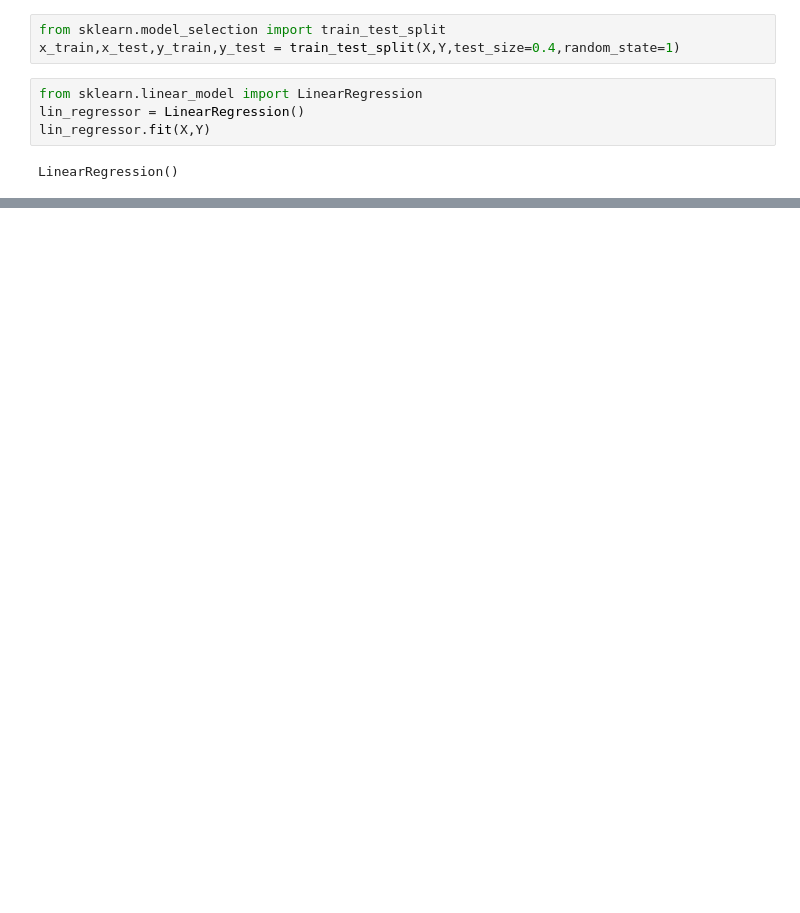
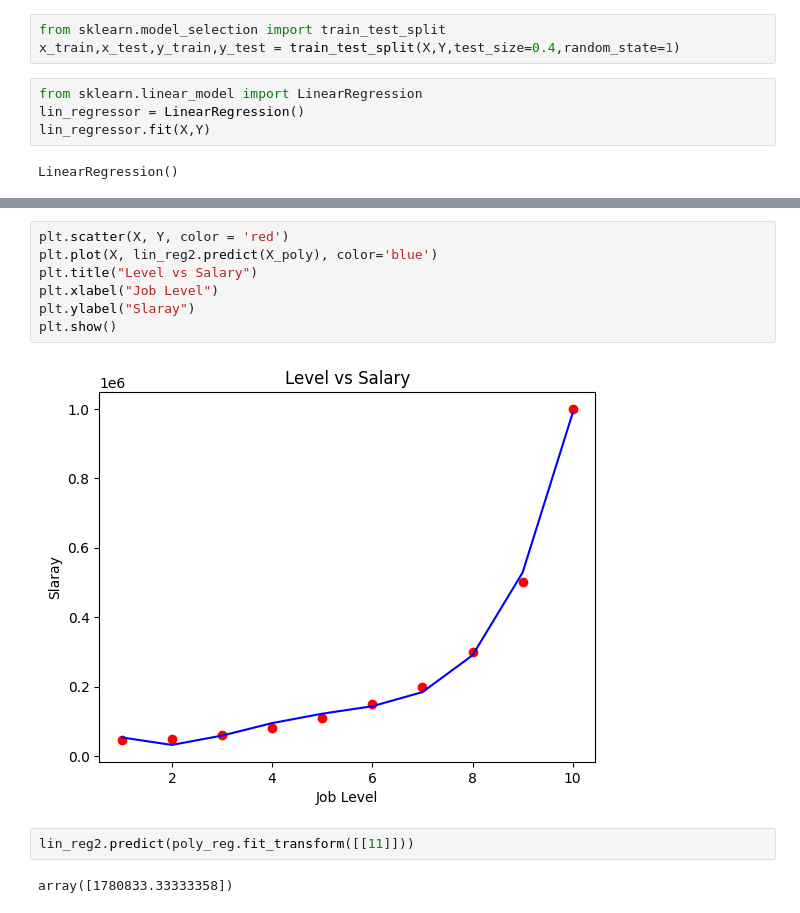
Before and after one commit to bilal12367/Learning_Paths, a Jupyter notebook: Machine_Learning_Practise/3. Polynomial Regression/Polynomial_Regression.ipynb, the cells around one changed output, grey strips where cells are left out. Saved outputs shown, nothing was run; the diff lists cells and outputs as text; blank space fills up the shorter version.

```diff
--- a/Machine_Learning_Practise/3. Polynomial Regression/Polynomial_Regression.ipynb
+++ b/Machine_Learning_Practise/3. Polynomial Regression/Polynomial_Regression.ipynb
@@ -42,0 +38,13 @@ Reshape your data either using array.reshape(-1, 1) if your data has a single fe
+# %%
+plt.scatter(X, Y, color = 'red')
+plt.plot(X, lin_reg2.predict(X_poly), color='blue')
+plt.title("Level vs Salary")
+plt.xlabel("Job Level")
+plt.ylabel("Slaray")
+plt.show()
+# %% [output]
+[figure, added]
+# %%
+lin_reg2.predict(poly_reg.fit_transform([[11]]))
+# %% [output]
+array([1780833.33333358])
```
Also changed, not shown: parts of 3 cells of this notebook.
